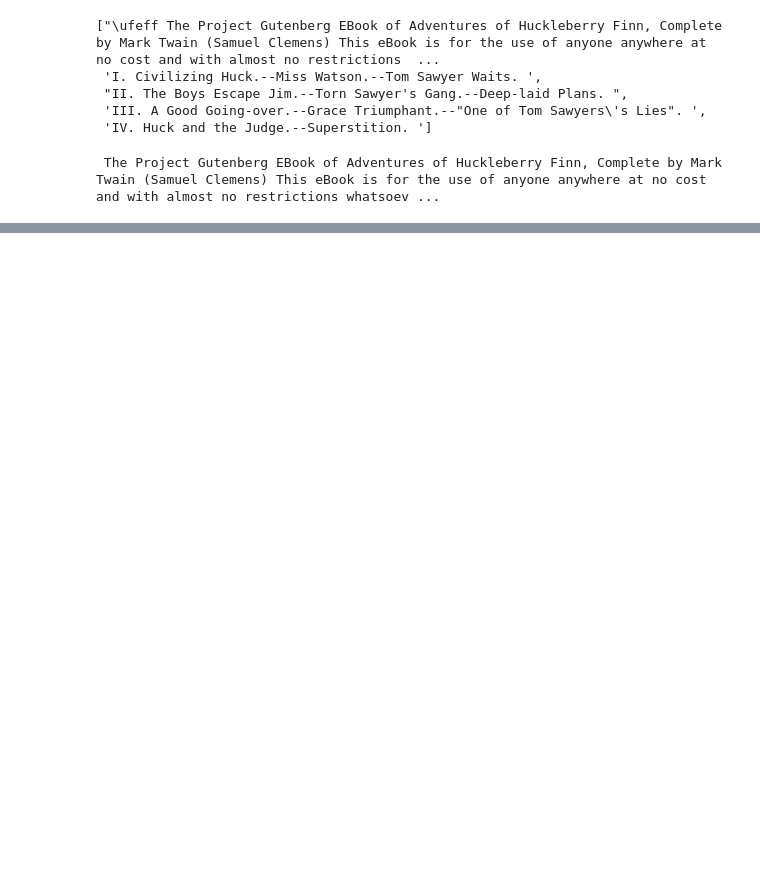
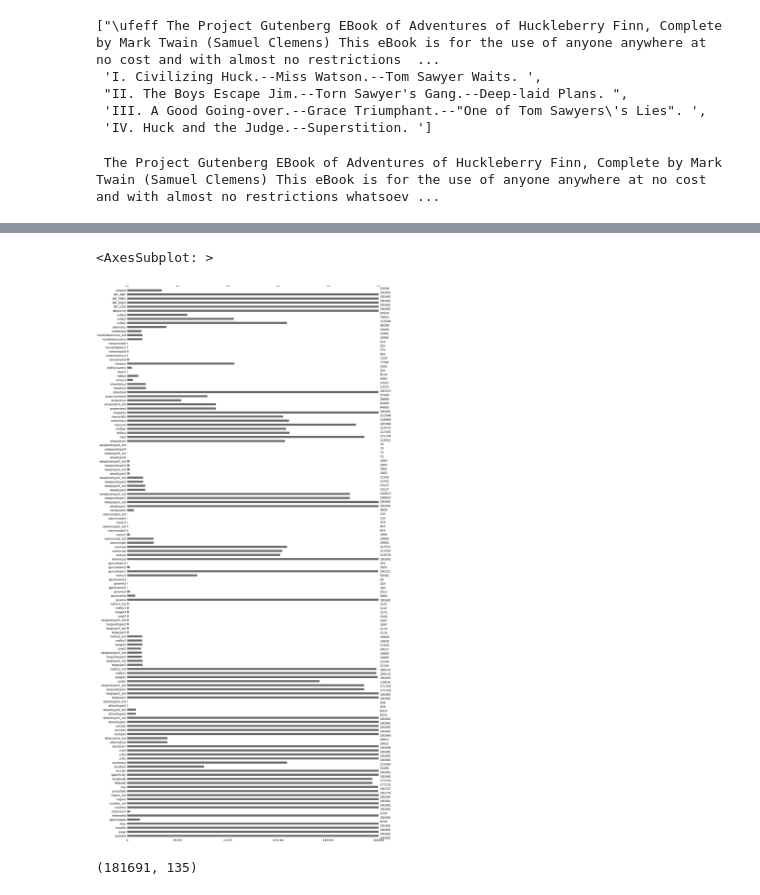
Before and after one commit to erynnguyen/python101, a Jupyter notebook: pandasexam.ipynb, the cells around one changed output, grey strips where cells are left out. Saved outputs shown, nothing was run; the diff lists cells and outputs as text; code cells hidden in the pictures; blank space fills up the shorter version.

```diff
--- a/pandasexam.ipynb
+++ b/pandasexam.ipynb
@@ -196,0 +222,3 @@ print(result)
+# %%
+tr = pd.read_csv('./globalterrorismdb_0718dist.csv', encoding='latin-1')
+tr
@@ -196,0 +241,9 @@ print(result)
+# %%
+msno.bar(tr)
+# %% [output]
+<AxesSubplot: >
+[figure, added]
+# %%
+tr.shape
+# %% [output]
+(181691, 135)
```
Also changed, not shown: parts of 9 cells of this notebook, 5 other files.
